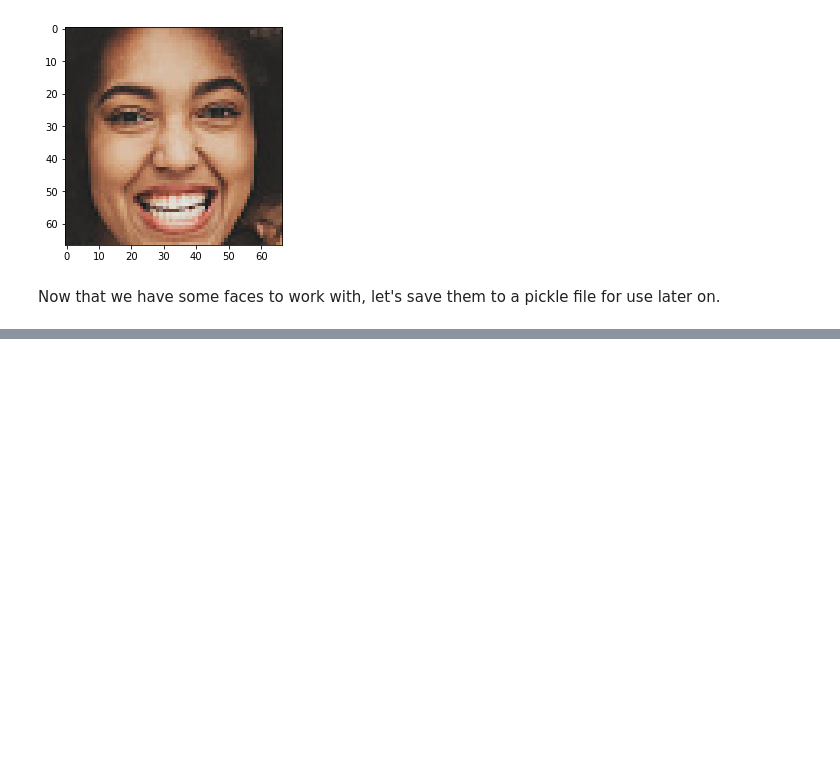
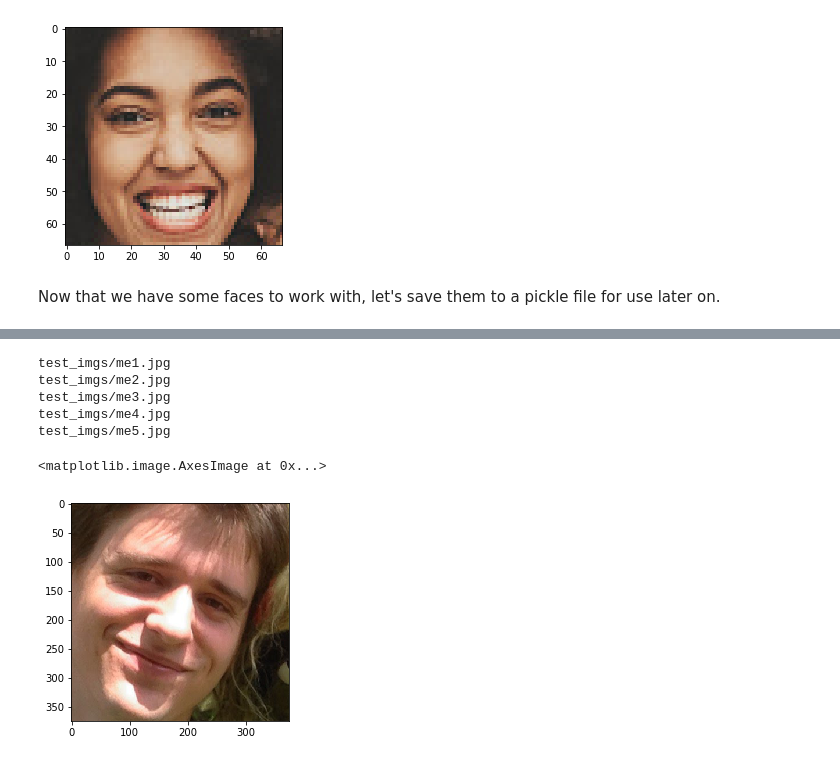
Before and after one commit to devdupont/Find-Me, a Jupyter notebook: FindMe.ipynb, the cells around one changed output, grey strips where cells are left out. Drawn from its saved outputs; the diff is of its cells as text; code cells hidden in the pictures; blank space fills up the shorter version.

```diff
--- a/FindMe.ipynb
+++ b/FindMe.ipynb
@@ -79,17 +79,19 @@ After tuning the hyperparameters, we're getting good face identification over ou
 Now let's use this to build a base corpus of "these faces are not mine" so we can augment it later with the face we want to target.
 # %%
 #Creates cropped faces for imgs matching 'test_imgs/group*.jpg'
-i = 0
-base = 'test_imgs/corpus/face{}.jpg'
-for fname in glob('test_imgs/group*.jpg'):
-    print(fname)
-    img = imread(fname)
-    bboxes = find_faces(img)
-    for x, y, w, h in bboxes:
-        cropped = img[y:y+h, x:x+w]
-#         if len(cropped) > 0: #Cannot use 'if cropped' due to numpy handling
-#             imsave(base.format(i), cropped)
-        i += 1
+
+def pull_faces(glob_in: str, path_out: str):
+    i = 0
+    for fname in glob(glob_in):
+        print(fname)
+        img = imread(fname)
+        bboxes = find_faces(img)
+        for x, y, w, h in bboxes:
+            cropped = img[y:y+h, x:x+w]
+            imsave(path_out.format(i), cropped)
+            i += 1
+
+pull_faces('test_imgs/group*.jpg', 'test_imgs/corpus/face{}.jpg')
 
 plt.imshow(imread('test_imgs/corpus/face0.jpg'))
 # %% [output]
@@ -116,0 +117,12 @@ dump(imgs, open('findme/base_corpus.pkl', 'wb'))
+# %%
+pull_faces('test_imgs/me*.jpg', 'test_imgs/corpus/me{}.jpg')
+
+plt.imshow(imread('test_imgs/corpus/me0.jpg'))
+# %% [output]
+test_imgs/me1.jpg
+test_imgs/me2.jpg
+test_imgs/me3.jpg
+test_imgs/me4.jpg
+test_imgs/me5.jpg
+<matplotlib.image.AxesImage at 0x...>
+[figure, added]
```
Also changed, not shown: parts of 20 cells of this notebook, 6 other files.
